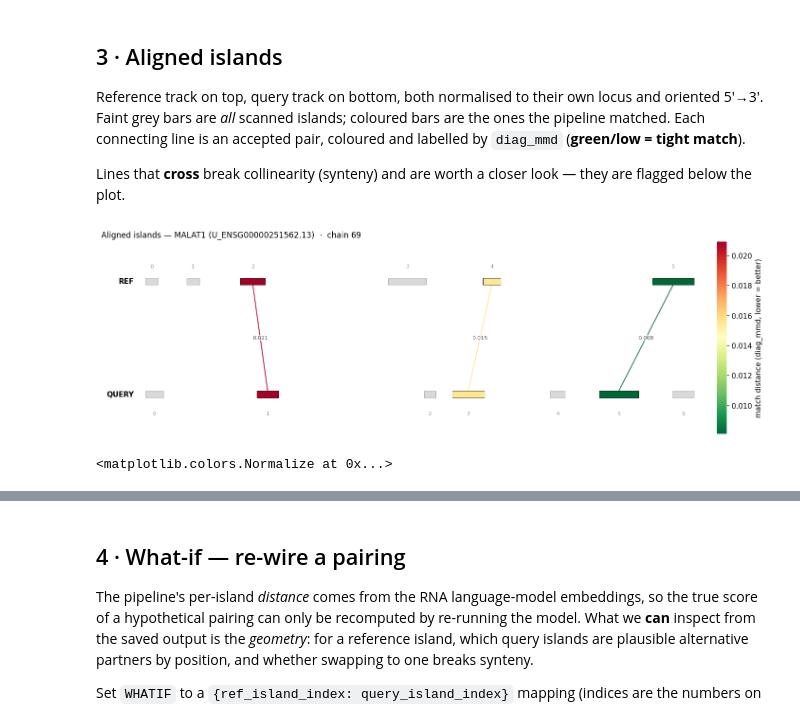
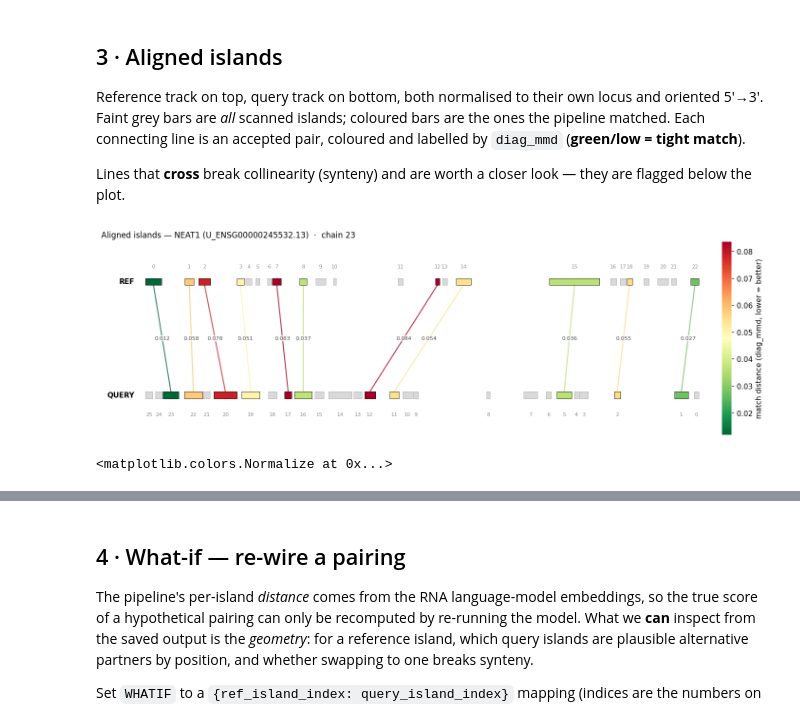
Before and after one commit to kirilenkobm/CURIA_pipeline, a Jupyter notebook: notebooks/curia_gene_diagnostics.ipynb, the cells around one changed output, grey strips where cells are left out. Saved outputs shown, nothing was run; the diff lists cells and outputs as text; code cells hidden in the pictures.

```diff
--- a/notebooks/curia_gene_diagnostics.ipynb
+++ b/notebooks/curia_gene_diagnostics.ipynb
@@ -24,8 +24,8 @@ lets you re-wire pairings by hand and see the effect on synteny.
 # ============================================================
 #  CONFIGURATION  — edit these, then Run All
 # ============================================================
-GENE       = "MALAT1"                            # gene symbol, ENSG…, or U_ENSG…
-OUTPUT_DIR = "../preprint_results/hg38_vs_bosTau9"  # human FIRRE projected to mouse (mm39)
+GENE       = "NEAT1"                            # gene symbol, ENSG…, or U_ENSG…
+OUTPUT_DIR = "../preprint_results/hg38_vs_rn7"  # human FIRRE projected to mouse (mm39)
 CHAIN_ID   = None                                # None -> auto-pick best projection; else "22"
 
 # Optional BioMart TSV (columns: "Gene stable ID", "Gene name") to map symbol <-> ENSG.
@@ -197,12 +197,16 @@ chain_id = pick_chain()
 sel_regions = list(dict.fromkeys(p["region"] for p in proj if p["chain_id"] == chain_id))
 sel_pairs   = pairs[pairs.chain_id == chain_id].copy() if chain_id else pairs.copy()
 
-# Query islands scanned in the chosen region(s): raw_query names are
-# "{gene_id}.{regionNumber}_island_{k}".
-reg_nums   = {reg.split("_")[-1] for reg in sel_regions}
-_prefixes  = tuple(f"{gene_id}.{n}_island_" for n in reg_nums)
-query_isl  = run.raw_query[run.raw_query.name.apply(lambda s: s.startswith(_prefixes))] \
-                 .sort_values("start") if _prefixes else run.raw_query.iloc[0:0]
+# Query islands scanned in the chosen region(s). Select by genomic containment in
+# the merged-region span(s), NOT by gene-id name prefix: a merged region can be
+# shared between genes, so its islands may be named after a *different* gene while
+# still being valid match targets for this one (else matched pairs go undrawn).
+sel_spans = [run.clusters[r]["merged_region"] for r in sel_regions]
+def _in_spans(r):
+    return any(r.chrom == s["chrom"] and r.start >= s["start"] and r.end <= s["end"]
+               for s in sel_spans)
+query_isl = (run.raw_query[run.raw_query.apply(_in_spans, axis=1)].sort_values("start")
+             if sel_spans and len(run.raw_query) else run.raw_query.iloc[0:0])
 q_strand   = proj_df[proj_df.chain_id == chain_id].strand.iloc[0] if chain_id and len(proj_df) else 1
 
 print(f"projections for {gene_id}:")
@@ -313,14 +321,21 @@ def _match_index(pair, islands, side):
 
 def build_matches(ref_islands, query_isl, sel_pairs):
     q_isl = [dict(chrom=r.chrom, start=r.start, end=r.end) for r in query_isl.itertuples()]
-    m = []
+    m, dropped = [], []
     for p in sel_pairs.itertuples():
         ri = _match_index(p, ref_islands, "ref")
         qi = _match_index(p, q_isl, "query")
+        if ri is None or qi is None:          # pair coords overlap no drawn island
+            dropped.append((f"{p.ref_chrom}:{p.ref_start}-{p.ref_end}",
+                            f"{p.query_chrom}:{p.query_start}-{p.query_end}"))
+            continue
         m.append(dict(ref_i=ri, q_i=qi, dist=p.diag_mmd,
                       ref_label=p.ref_island, q_label=p.query_island,
                       ref_start=p.ref_start, ref_end=p.ref_end,
                       q_start=p.query_start, q_end=p.query_end))
+    if dropped:
+        print(f"[!] {len(dropped)} matched pair(s) could not be located among the "
+              f"drawn islands and were skipped: {dropped}")
     return m, q_isl
 
 
@@ -333,7 +348,10 @@ def plot_connections(ref_islands, q_isl, matches, *, chain_id, title_extra="",
     rx, _ = _axis(r_lo, r_hi, ref_strand)
     qx, _ = _axis(q_lo, q_hi, q_strand)
     Y_R, Y_Q, H = 1.0, 0.0, 0.06
-    dvals = [m["dist"] for m in matches] or [0, 1]
+    # only draw matches whose island indices are in range (defensive against stale data)
+    matches = [m for m in matches if m.get("ref_i") is not None and m.get("q_i") is not None
+               and m["ref_i"] < len(ref_islands) and m["q_i"] < len(q_isl)]
+    dvals = [m["dist"] for m in matches if pd.notna(m["dist"])] or [0, 1]
     norm = mpl.colors.Normalize(min(dvals), max(max(dvals), min(dvals) + 1e-6))
 
     fig, ax = plt.subplots(figsize=(13, 4.2))
@@ -346,37 +364,39 @@ def plot_connections(ref_islands, q_isl, matches, *, chain_id, title_extra="",
             ax.text((a + b) / 2, y + (0.11 if y == Y_R else -0.11) - (0 if y == Y_R else 0.04),
                     str(k), ha="center", va="bottom" if y == Y_R else "top",
                     fontsize=7, color="0.55")
     # matched islands + connecting lines
     for m in matches:
         ri, qi = ref_islands[m["ref_i"]], q_isl[m["q_i"]]
         ra = sorted((rx(ri["start"]), rx(ri["end"]))); qa = sorted((qx(qi["start"]), qx(qi["end"])))
-        c = cmap(norm(m["dist"]))
+        c = cmap(norm(m["dist"])) if pd.notna(m["dist"]) else "0.5"
         for (a, b), y in [(ra, Y_R), (qa, Y_Q)]:
             ax.add_patch(Rectangle((a, y - H/2), max(b - a, .004), H,
                                    facecolor=c, edgecolor="black", lw=.5, zorder=4))
         x0, x1 = (ra[0] + ra[1]) / 2, (qa[0] + qa[1]) / 2
         hot = highlight_ref is not None and m["ref_i"] == highlight_ref
+        style = "-" if pd.notna(m["dist"]) else "--"
         ax.plot([x0, x1], [Y_R - H/2, Y_Q + H/2], color=c, lw=2.6 if hot else 1.4,
-                alpha=.95 if hot else .8, zorder=3 if not hot else 5)
-        ax.text((x0 + x1) / 2, 0.5, f"{m['dist']:.3f}", ha="center", va="center",
+                ls=style, alpha=.95 if hot else .8, zorder=3 if not hot else 5)
+        txt = f"{m['dist']:.3f}" if pd.notna(m["dist"]) else "?"
+        ax.text((x0 + x1) / 2, 0.5, txt, ha="center", va="center",
                 fontsize=7.5, color="black" if hot else "0.3",
                 fontweight="bold" if hot else "normal",
                 bbox=dict(boxstyle="round,pad=.12", fc="white", ec="none", alpha=.7))
     ax.text(-0.02, Y_R, "REF", ha="right", va="center", fontweight="bold", fontsize=10)
     ax.text(-0.02, Y_Q, "QUERY", ha="right", va="center", fontweight="bold", fontsize=10)
     ax.set_xlim(-0.08, 1.03); ax.set_ylim(-0.35, 1.35); ax.axis("off")
     ax.set_title(f"Aligned islands — {label}  ·  chain {chain_id}{title_extra}",
                  loc="left", fontsize=11)
     fig.colorbar(mpl.cm.ScalarMappable(norm, cmap), ax=ax, fraction=.02, pad=.01,
                  label="match distance (diag_mmd, lower = better)").outline.set_visible(False)
     plt.tight_layout(); plt.show()
     return norm
 
 
 matches, q_isl = build_matches(ref_islands, query_isl, sel_pairs)
 plot_connections(ref_islands, q_isl, matches, chain_id=chain_id)
 # %% [output]
-[figure, old version]
+[figure, new version]
 <matplotlib.colors.Normalize at 0x...>
 # %%
 # ---------------------------------------------------- collinearity / synteny report
```
Also changed, not shown: parts of 7 cells of this notebook, 6 other files.
